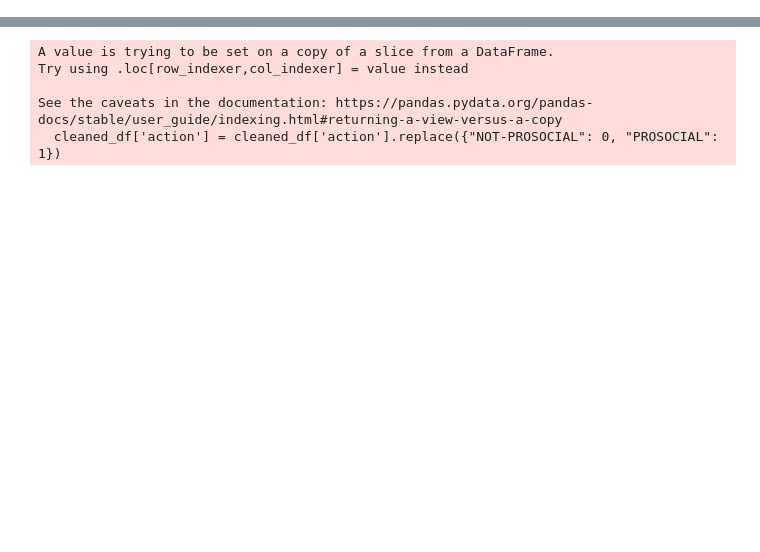
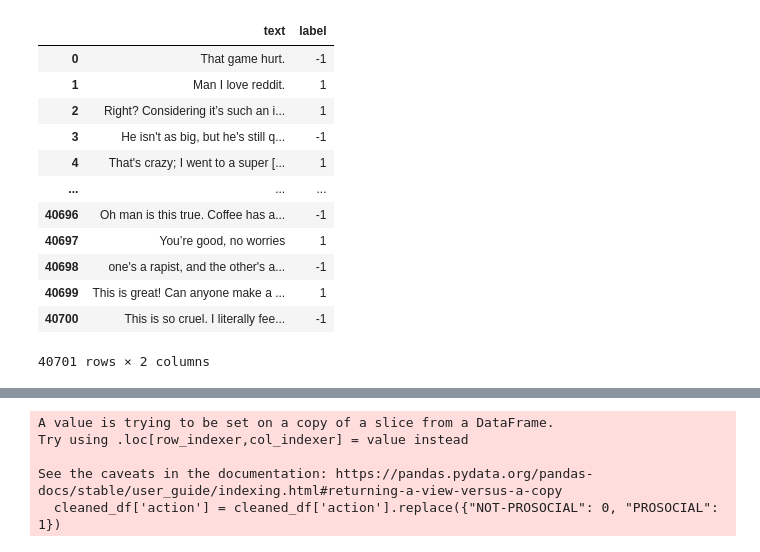
Before and after one commit to prangunj23/PGSURF25, a Jupyter notebook: shap/shap.ipynb, the cells around one changed output, grey strips where cells are left out. Drawn from its saved outputs; the diff is of its cells as text; code cells hidden in the pictures; blank space fills up the shorter version.

```diff
--- a/shap/shap.ipynb
+++ b/shap/shap.ipynb
@@ -17,2 +17,18 @@ df = pd.read_csv('../data/initial_datasets/cmb_prosocial_labeled.csv')
+# %%
+df
+# %% [output]
+|  | text | label |
+| 0 | That game hurt. | -1 |
+| 1 | Man I love reddit. | 1 |
+| 2 | Right? Considering it’s such an i... | 1 |
+| 3 | He isn't as big, but he's still q... | -1 |
+| 4 | That's crazy; I went to a super [... | 1 |
+| ... | ... | ... |
+| 40696 | Oh man is this true. Coffee has a... | -1 |
+| 40697 | You’re good, no worries | 1 |
+| 40698 | one's a rapist, and the other's a... | -1 |
+| 40699 | This is great! Can anyone make a ... | 1 |
+| 40700 | This is so cruel. I literally fee... | -1 |
+40701 rows × 2 columns
 # %%
 cleaned_df = df[~(df['action'] == 'UNCLEAR')]
```
Also changed, not shown: parts of 16 cells of this notebook, 4 other files.
